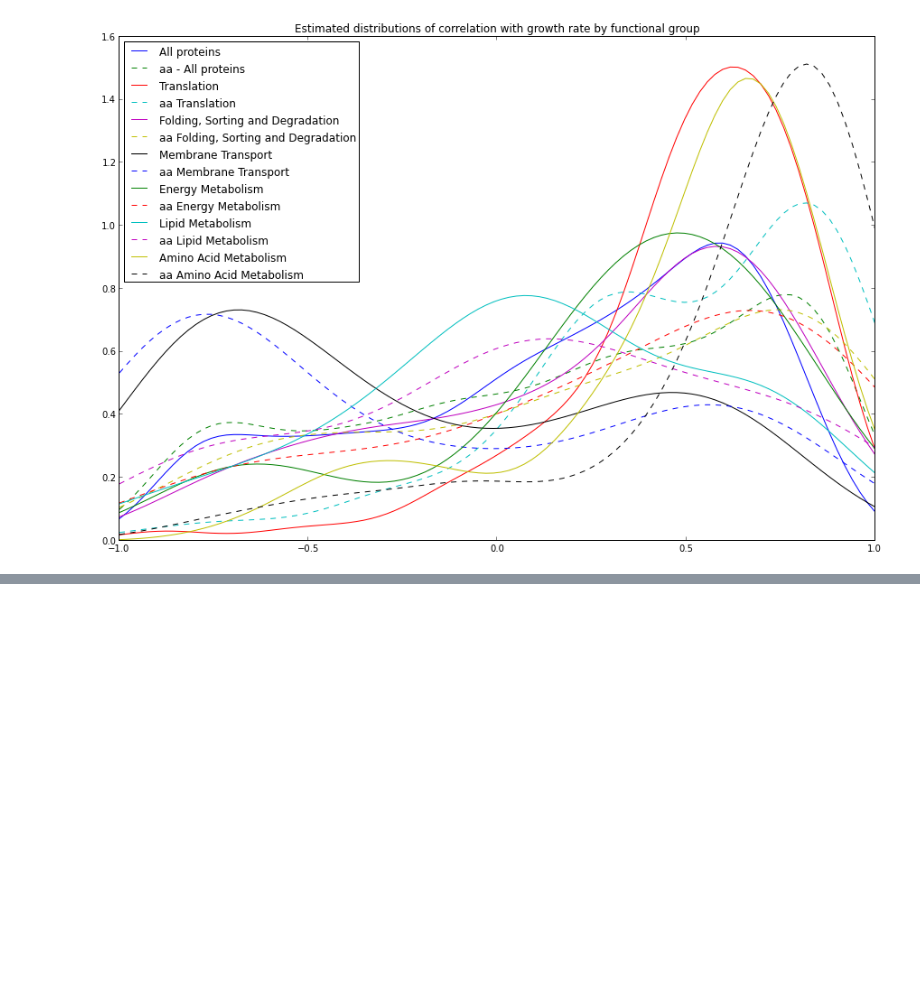
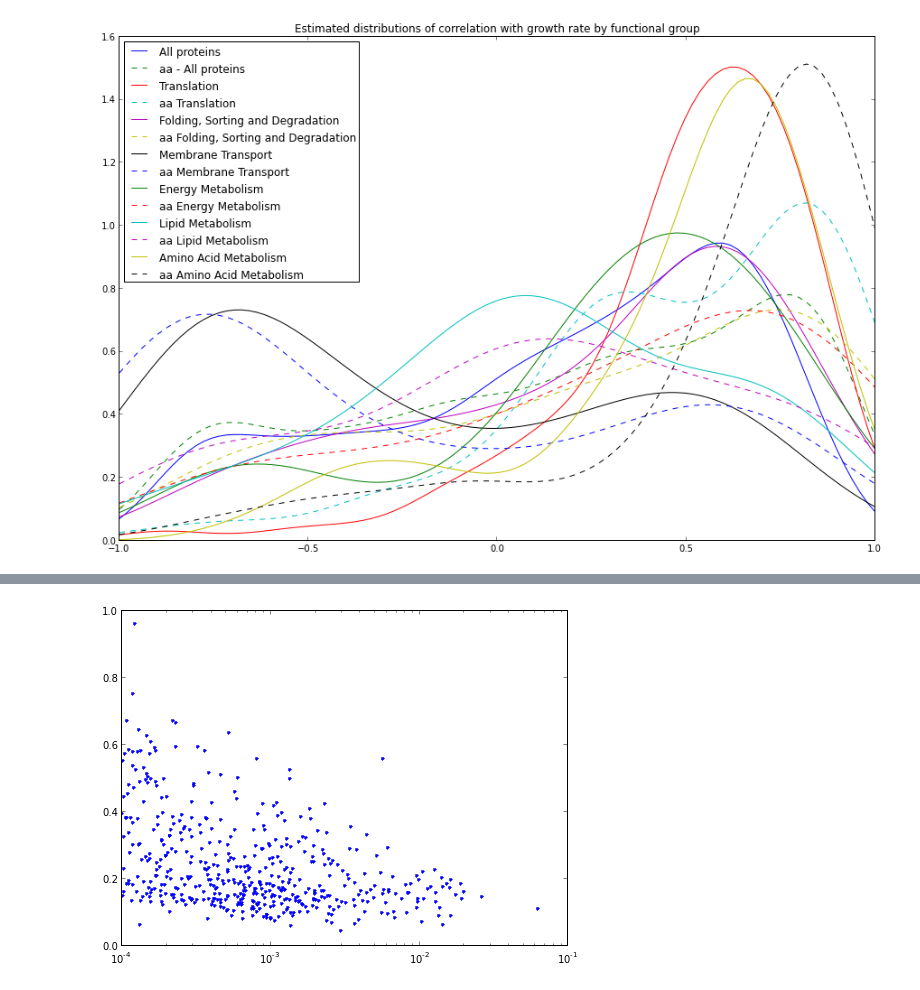
Before and after one commit to uriba/proteome-analysis, a Jupyter notebook: Untitled0.ipynb, the cells around one changed output, grey strips where cells are left out. Drawn from its saved outputs; the diff is of its cells as text; code cells hidden in the pictures; blank space fills up the shorter version.

```diff
--- a/Untitled0.ipynb
+++ b/Untitled0.ipynb
@@ -31,0 +39,4 @@ covs = []catcovs = {}noise = []slopes = []mins = []positive = 0high_correlation_
+# %%
+high_weights = hc_weights[hc_weights.mean(axis=1)>0.0001]high_prots = hc_prots[hc_weights.mean(axis=1)>0.0001]norm_vars = high_weights.std(axis=1) / high_weights.mean(axis=1)plot(high_weights.mean(axis=1),norm_vars,'.')xscale('log')
+# %% [output]
+[figure, added]
```
Also changed, not shown: parts of 7 cells of this notebook.
